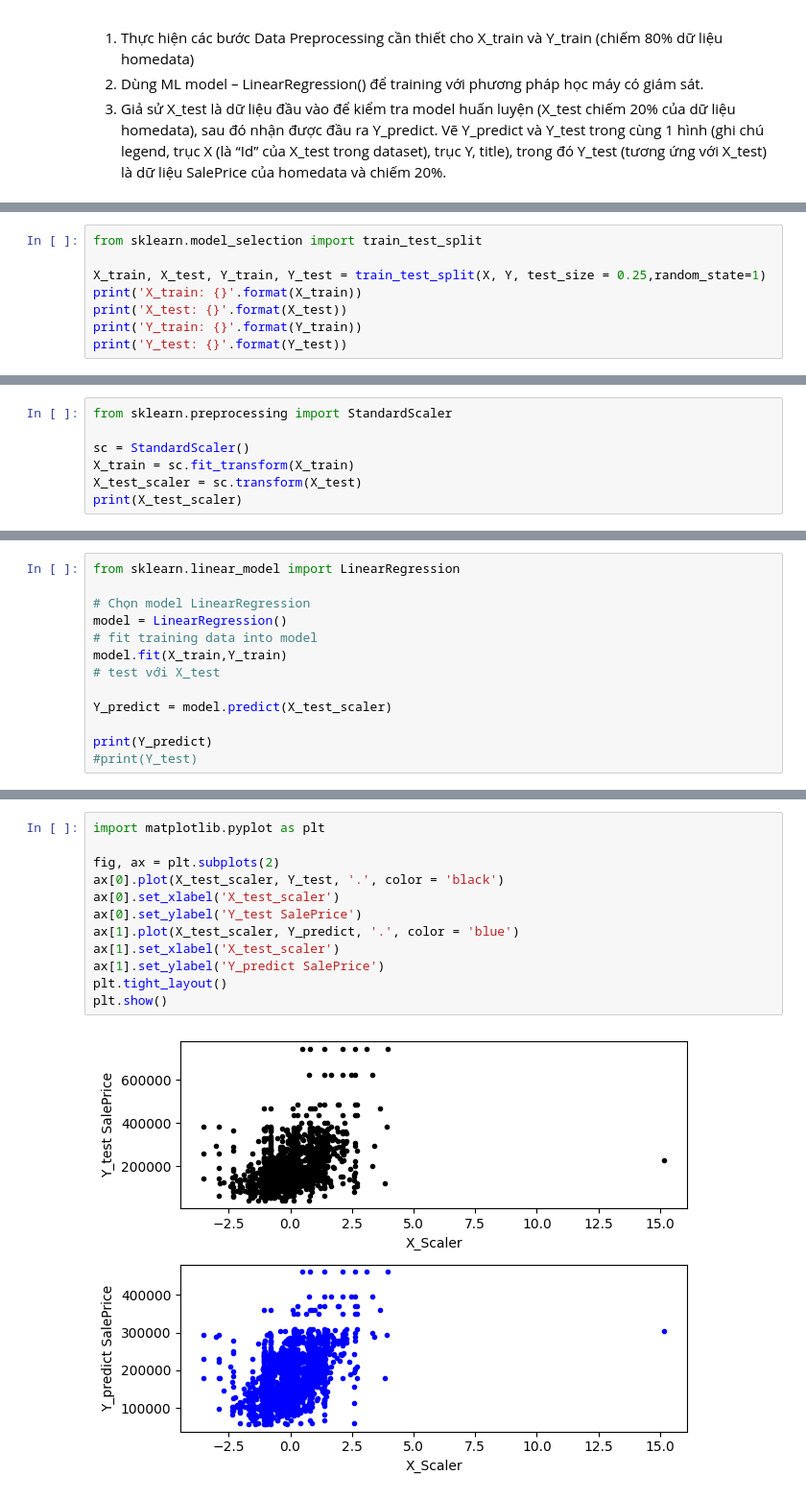
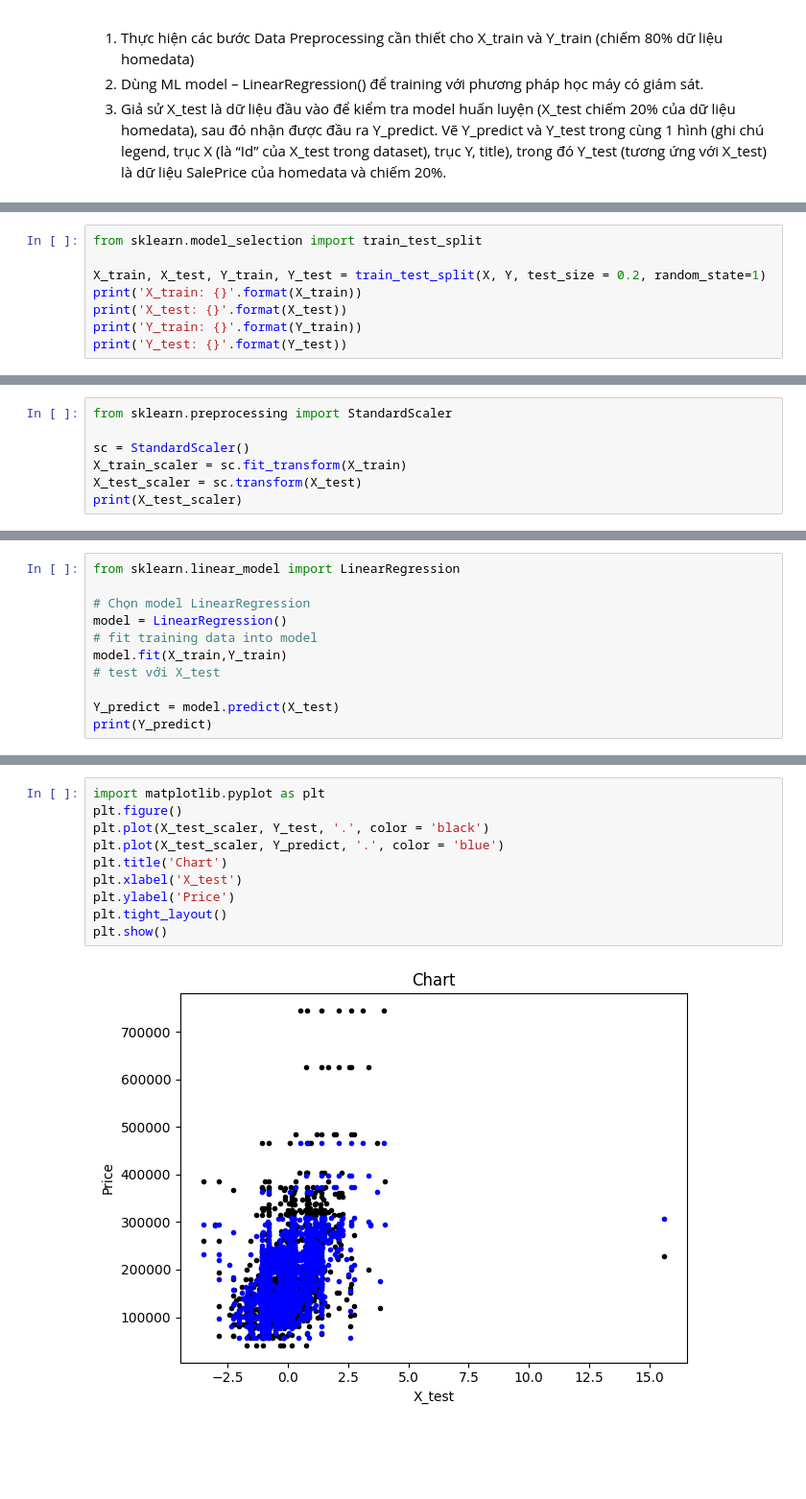
Before and after one commit to thiengoan/PythonEngineers, a Jupyter notebook: HomeWork3.ipynb, the cells around one changed output, grey strips where cells are left out. Shown: that part at 96% size. Drawn from its saved outputs; the diff is of its cells as text; blank space fills up the shorter version.

```diff
--- a/HomeWork3.ipynb
+++ b/HomeWork3.ipynb
@@ -64,7 +71,7 @@ Y: [208500 181500 223500 ... 266500 142125 147500]
 # %%
 from sklearn.model_selection import train_test_split
 
-X_train, X_test, Y_train, Y_test = train_test_split(X, Y, test_size = 0.25,random_state=1)
+X_train, X_test, Y_train, Y_test = train_test_split(X, Y, test_size = 0.2, random_state=1)
 print('X_train: {}'.format(X_train))
 print('X_test: {}'.format(X_test))
 print('Y_train: {}'.format(Y_train))
@@ -91,7 +98,7 @@ X_test: [[12435  2001   963 ...     2     3     7]
 from sklearn.preprocessing import StandardScaler
 
 sc = StandardScaler()
-X_train = sc.fit_transform(X_train)
+X_train_scaler = sc.fit_transform(X_train)
 X_test_scaler = sc.transform(X_test)
 print(X_test_scaler)
 # %% [output]
@@ -117,8 +124,6 @@ model = LinearRegression()
 model.fit(X_train,Y_train)
 # test với X_test
 
-Y_predict = model.predict(X_test_scaler)
-
+Y_predict = model.predict(X_test)
 print(Y_predict)
-#print(Y_test)
 # %% [output]
@@ -142,14 +147,12 @@ print(Y_predict)
 # %%
 import matplotlib.pyplot as plt
-
-fig, ax = plt.subplots(2)
-ax[0].plot(X_test_scaler, Y_test, '.', color = 'black')
-ax[0].set_xlabel('X_test_scaler')
-ax[0].set_ylabel('Y_test SalePrice')
-ax[1].plot(X_test_scaler, Y_predict, '.', color = 'blue')
-ax[1].set_xlabel('X_test_scaler')
-ax[1].set_ylabel('Y_predict SalePrice')
+plt.figure()
+plt.plot(X_test_scaler, Y_test, '.', color = 'black')
+plt.plot(X_test_scaler, Y_predict, '.', color = 'blue')
+plt.title('Chart')
+plt.xlabel('X_test')
+plt.ylabel('Price')
 plt.tight_layout()
 plt.show()
 # %% [output]
-[figure, old version]
+[figure, new version]
```
Also changed, not shown: parts of 6 cells of this notebook.
